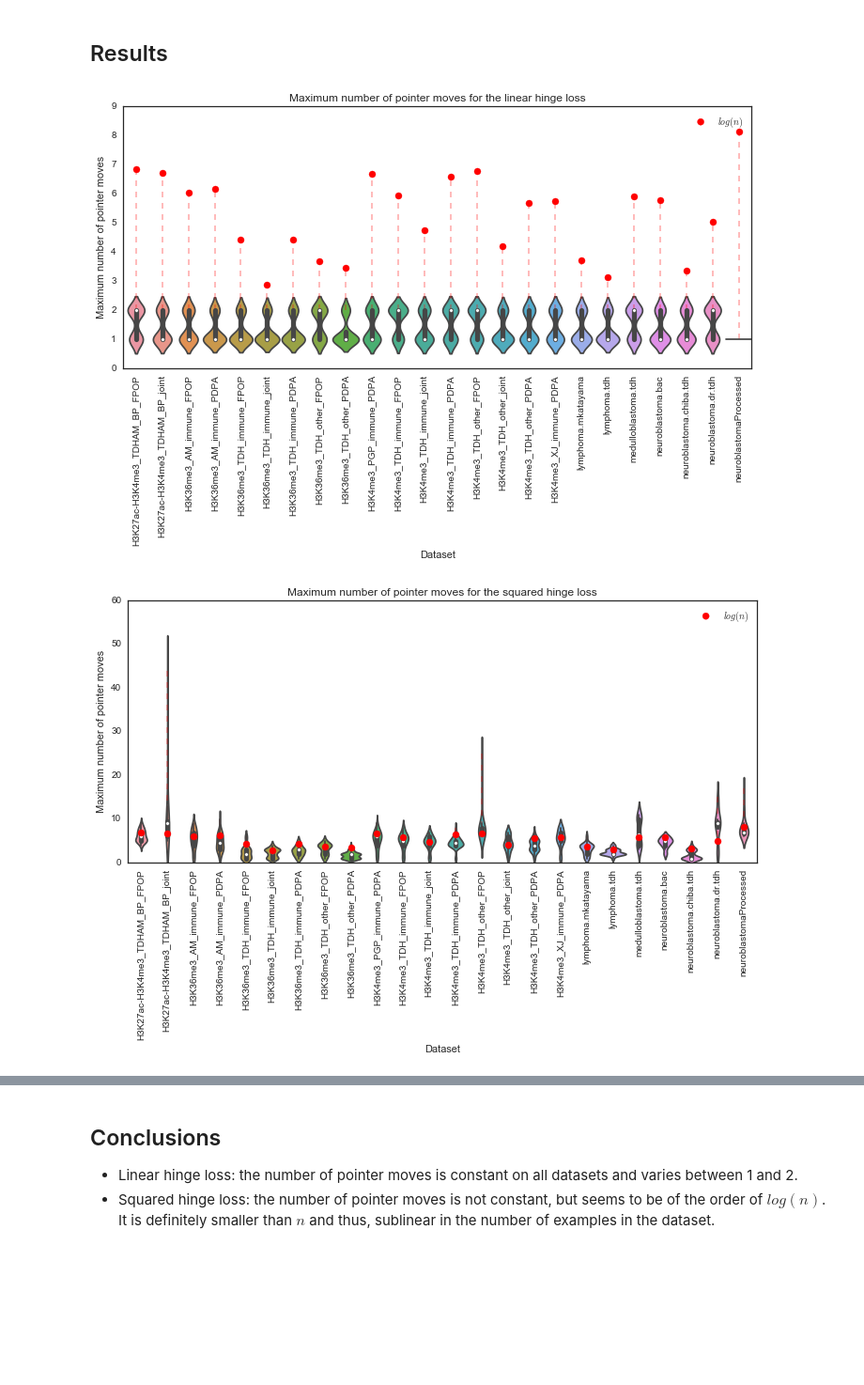
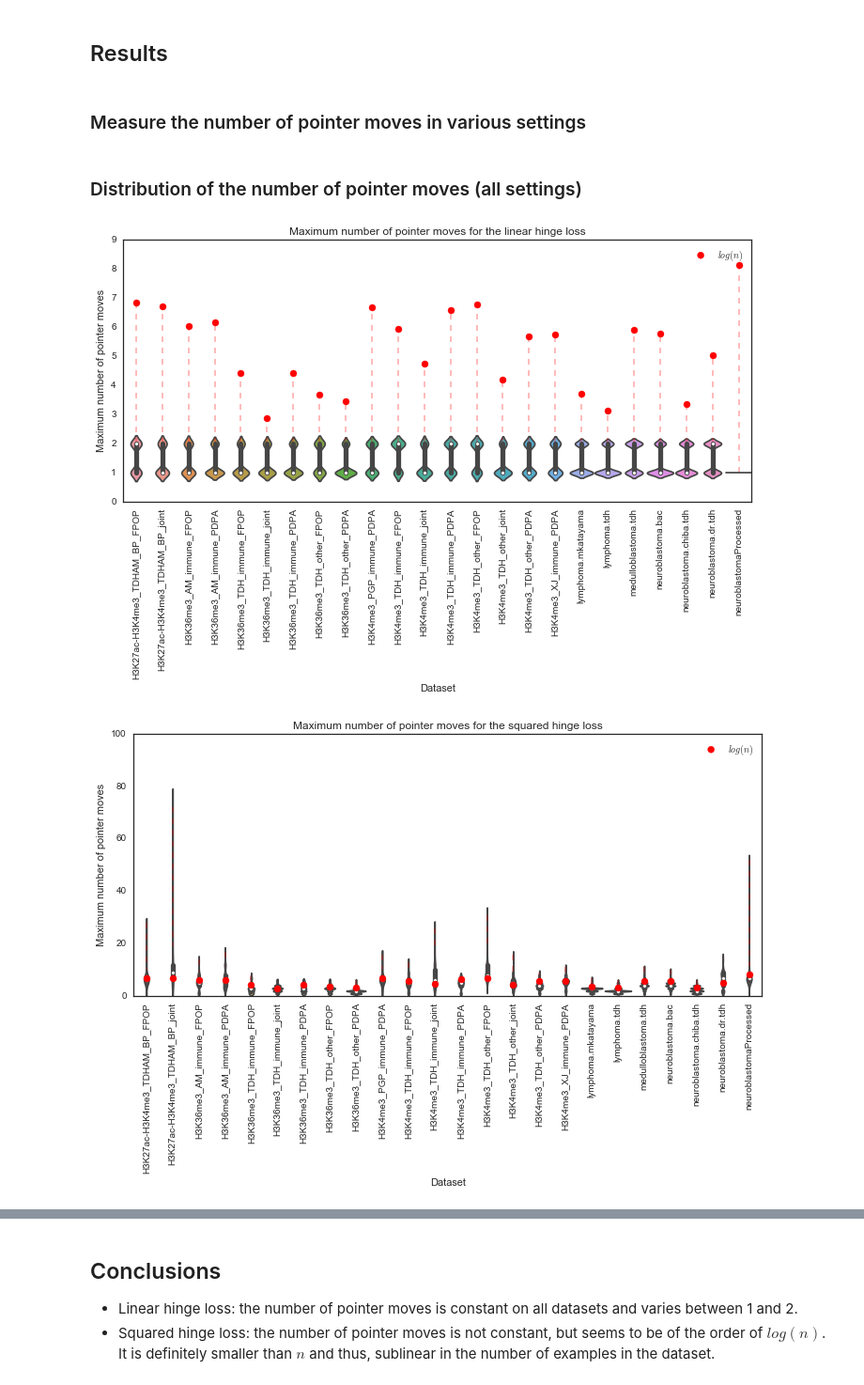
Before and after one commit to tdhock/mmit-paper, a Jupyter notebook: notebooks/experiments/experiment_n_pointer_moves.ipynb, the cells around one changed output, grey strips where cells are left out. Shown at 94% size. Cells and saved outputs as stored; diff of their text form; code cells hidden in the pictures; blank space fills up the shorter version.

Commit message:
Parallel computations and save feature/margin context

```diff
--- a/notebooks/experiments/experiment_n_pointer_moves.ipynb
+++ b/notebooks/experiments/experiment_n_pointer_moves.ipynb
@@ -33,11 +35,11 @@ class Dataset(object):
 
     @property
     def n_examples(self):
-        return self.y.shape[0]
+        return self.X.shape[0]
 
     @property
     def n_features(self):
-        return self.y.shape[1]
+        return self.X.shape[1]
 
 def find_datasets(path):
     for d in listdir(path):
@@ -45,12 +47,15 @@ def find_datasets(path):
            exists(join(path, d, "targets.csv")) and \
            exists(join(path, d, "folds.csv")):
             yield Dataset(abspath(join(path, d)))
+
+datasets = list(find_datasets("./data"))
 # %% [markdown]
 ## Experiment
 # %%
 def measure_n_pointer_moves(dataset, loss):
     loss_codes = dict(linear_hinge=0, squared_hinge=1)
 
+    setting = []
     all_pointer_moves = []
     for i in range(dataset.n_features):
         y = dataset.y[np.argsort(dataset.X[:, i])]
@@ -61,23 +66,41 @@ def measure_n_pointer_moves(dataset, loss):
                                       np.array([yi[1] for yi in y]),
                                       epsilon, loss_codes[loss])
             all_pointer_moves.append(pointer_moves)
-    return all_pointer_moves
+            setting.append(dict(margin=epsilon, feature=i))
+    return all_pointer_moves, setting
 
-def summarize(datasets, pointer_moves_by_dataset, func):
+def summarize(datasets, pointer_moves_by_dataset, measurement_settings, func):
     data = []
     for i, d in enumerate(datasets):
-        for moves in pointer_moves_by_dataset[i]:
-            data.append([d.name, func(moves)])
-    return pd.DataFrame(data, columns=["dataset", "pointer_moves_summarized"])
+        for j, moves in enumerate(pointer_moves_by_dataset[i]):
+            data.append([d.name, func(moves), measurement_settings[i][j]["margin"],
+                         measurement_settings[i][j]["feature"]])
+    return pd.DataFrame(data, columns=["dataset", "pointer_moves_summarized", "margin", "feature"])
 # %% [markdown]
 ## Results
+# %% [markdown]
+### Measure the number of pointer moves in various settings
+# %%
+np.random.seed(42)
+n_cpu = 4
+
+linear_hinge_moves_by_dataset, measurement_settings = \
+    zip(*Parallel(n_jobs=n_cpu)(delayed(measure_n_pointer_moves)(d, loss="linear_hinge") for d in datasets))
+
+squared_hinge_moves_by_dataset, _ = \
+    zip(*Parallel(n_jobs=n_cpu)(delayed(measure_n_pointer_moves)(d, loss="squared_hinge") for d in datasets))
+
+summarize = partial(summarize, measurement_settings=measurement_settings)
+# %% [markdown]
+### Distribution of the number of pointer moves (all settings)
 # %%
 def plot_moves_distribution(datasets, pointer_moves_by_dataset, summary_function, save_name, axis_name, title):
     plt.clf()
     plt.gcf().set_size_inches(12, 5)
 
     # Convert to pandas dataset for seaborn plotting
-    move_counts = summarize(datasets, pointer_moves_by_dataset, summary_function)
+    move_counts = summarize(datasets=datasets, pointer_moves_by_dataset=pointer_moves_by_dataset,
+                            func=summary_function)
 
     # Plot the distribution of moves
     sns.violinplot(x="dataset", y="pointer_moves_summarized", data=move_counts, width=1.)
@@ -90,39 +113,32 @@ def plot_moves_distribution(datasets, pointer_moves_by_dataset, summary_function
 
     plt.scatter(range(len(datasets)), [np.log(d.n_examples) for d in datasets], color="red", zorder=100, label="$log(n)$",
                s=50)
 
     # Plot formatting
     plt.ylabel(axis_name)
     plt.xlabel("Dataset")
     plt.ylim(ymin=0)
     plt.legend()
 
     # Save it!
     plt.savefig(save_name, bbox_inches="tight")
     plt.title(title)  # Don't include in the save PDF
     plt.show()
 
 
-np.random.seed(42)
-
-datasets = list(find_datasets("./data"))
-
-linear_hinge_moves_by_dataset = [measure_n_pointer_moves(d, "linear_hinge") for d in datasets]
-squared_hinge_moves_by_dataset = [measure_n_pointer_moves(d, "squared_hinge") for d in datasets]
-
 plot_type = "Maximum number of pointer moves"
 plot_max = partial(plot_moves_distribution, summary_function=np.max, axis_name=plot_type, datasets=datasets)
 plot_max(pointer_moves_by_dataset=linear_hinge_moves_by_dataset, save_name="linear_hinge_max_pointer_moves.pdf",
          title=plot_type + " for the linear hinge loss")
 plot_max(pointer_moves_by_dataset=squared_hinge_moves_by_dataset, save_name="squared_hinge_max_pointer_moves.pdf",
         title=plot_type + " for the squared hinge loss")
 
 plot_type = "Average number of pointer moves"
 plot_mean = partial(plot_moves_distribution, summary_function=np.mean, axis_name=plot_type, datasets=datasets)
 plot_mean(pointer_moves_by_dataset=linear_hinge_moves_by_dataset, save_name="linear_hinge_mean_pointer_moves.pdf",
           title=plot_type + " for the linear hinge loss")
 plot_mean(pointer_moves_by_dataset=squared_hinge_moves_by_dataset, save_name="squared_hinge_mean_pointer_moves.pdf",
           title=plot_type + " for the squared hinge loss")
 # %% [output]
-[figure, old version]
+[figure, new version]
-[figure, old version]
+[figure, new version]
```
Also changed, not shown: parts of 2 cells of this notebook.
